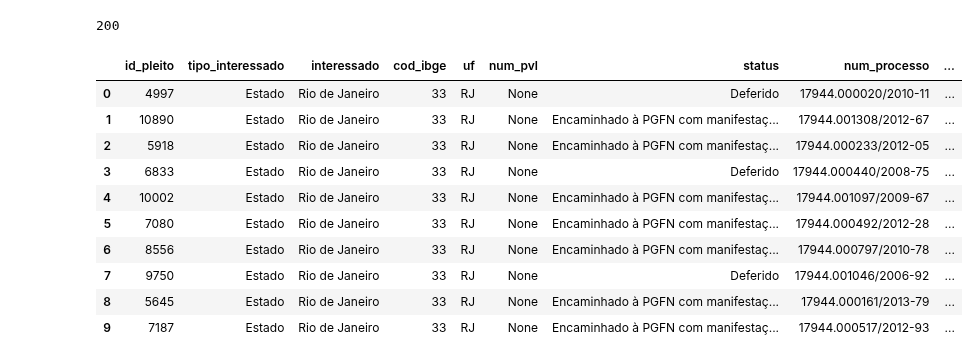
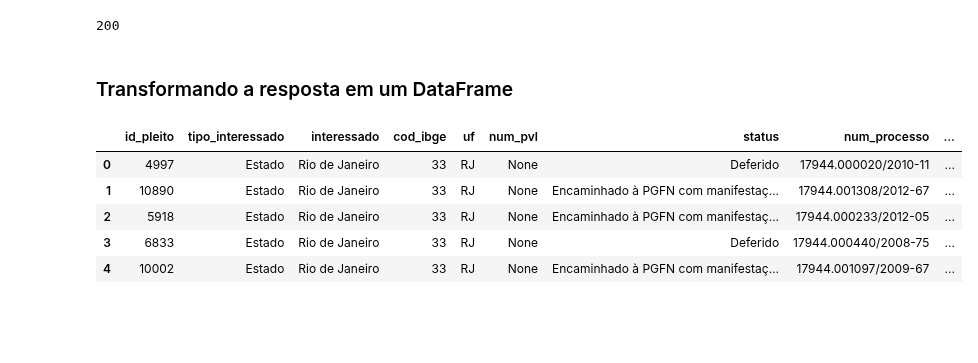
Before and after one commit to RaphaelfsOliveira/DataScience, a Jupyter notebook: EBAC Curso Ciência de Dados/Cientista de Dados/modulo_4_introducao_pandas_e_carga_de_dados.ipynb, the cells around one changed output. Drawn from its saved outputs; the diff is of its cells as text; code cells hidden in the pictures; blank space fills up the shorter version.

```diff
--- a/EBAC Curso Ciência de Dados/Cientista de Dados/modulo_4_introducao_pandas_e_carga_de_dados.ipynb
+++ b/EBAC Curso Ciência de Dados/Cientista de Dados/modulo_4_introducao_pandas_e_carga_de_dados.ipynb
@@ -614,20 +616,17 @@ result = requests.get(url_pvl_rj)
 result.status_code
 # %% [output]
 200
+# %% [markdown]
+### Transformando a resposta em um DataFrame
 # %%
 data_json = result.json()
 # %%
 df = pd.DataFrame(data_json['items'])
-df.head(10)
+df.head(5)
 # %% [output]
 |  | id_pleito | tipo_interessado | interessado | cod_ibge | uf | num_pvl | status | num_processo | ... |
 | 0 | 4997 | Estado | Rio de Janeiro | 33 | RJ | None | Deferido | 17944.000020/2010-11 | ... |
 | 1 | 10890 | Estado | Rio de Janeiro | 33 | RJ | None | Encaminhado à PGFN com manifestaç... | 17944.001308/2012-67 | ... |
 | 2 | 5918 | Estado | Rio de Janeiro | 33 | RJ | None | Encaminhado à PGFN com manifestaç... | 17944.000233/2012-05 | ... |
 | 3 | 6833 | Estado | Rio de Janeiro | 33 | RJ | None | Deferido | 17944.000440/2008-75 | ... |
 | 4 | 10002 | Estado | Rio de Janeiro | 33 | RJ | None | Encaminhado à PGFN com manifestaç... | 17944.001097/2009-67 | ... |
-| 5 | 7080 | Estado | Rio de Janeiro | 33 | RJ | None | Encaminhado à PGFN com manifestaç... | 17944.000492/2012-28 | ... |
-| 6 | 8556 | Estado | Rio de Janeiro | 33 | RJ | None | Encaminhado à PGFN com manifestaç... | 17944.000797/2010-78 | ... |
-| 7 | 9750 | Estado | Rio de Janeiro | 33 | RJ | None | Deferido | 17944.001046/2006-92 | ... |
-| 8 | 5645 | Estado | Rio de Janeiro | 33 | RJ | None | Encaminhado à PGFN com manifestaç... | 17944.000161/2013-79 | ... |
-| 9 | 7187 | Estado | Rio de Janeiro | 33 | RJ | None | Encaminhado à PGFN com manifestaç... | 17944.000517/2012-93 | ... |
```
Also changed, not shown: parts of 1 cell of this notebook.
